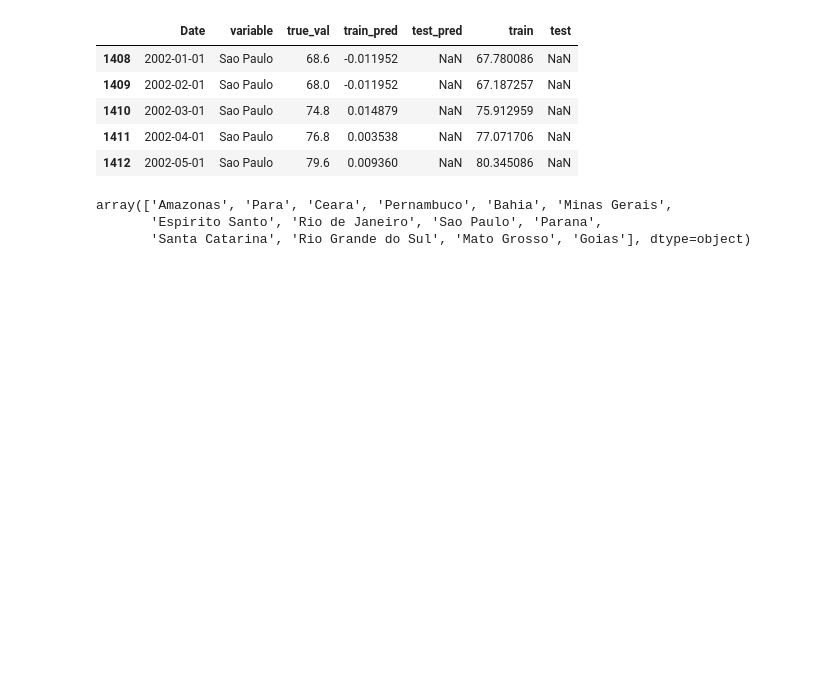
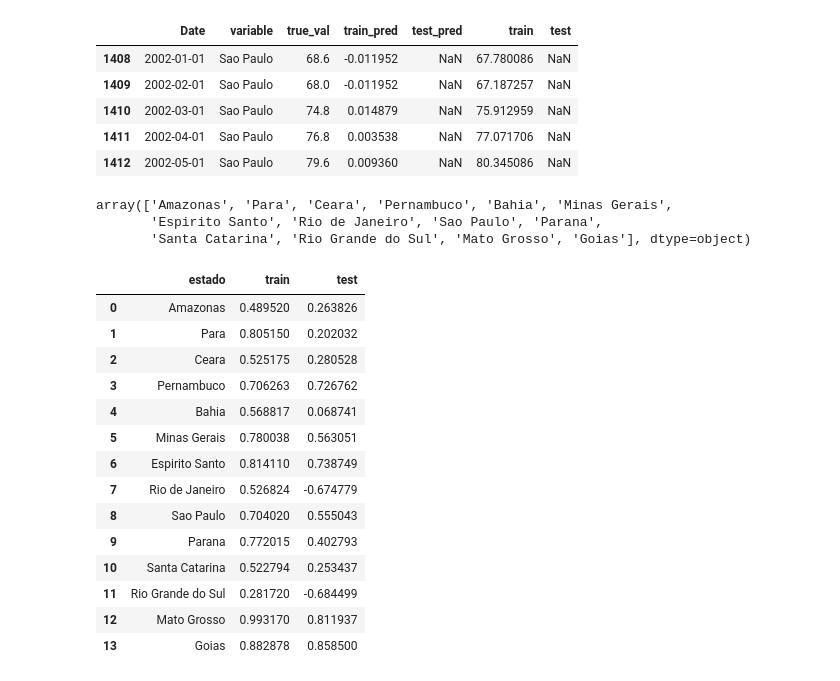
Before and after one commit to SandorTucakov/IBC_BR, a Jupyter notebook: PIN.ipynb, the cells around one changed output. Cells and saved outputs as stored; diff of their text form; code cells hidden in the pictures; blank space fills up the shorter version.

Commit message:
r2 table

```diff
--- a/PIN.ipynb
+++ b/PIN.ipynb
@@ -247,5 +247,34 @@ data.variable.unique()
 array(['Amazonas', 'Para', 'Ceara', 'Pernambuco', 'Bahia', 'Minas Gerais',
        'Espirito Santo', 'Rio de Janeiro', 'Sao Paulo', 'Parana',
        'Santa Catarina', 'Rio Grande do Sul', 'Mato Grosso', 'Goias'], dtype=object)
+# %%
+est = []
+tr = []
+te = []
+for e in final['variable'].unique():
+    f1 = (final['variable']==e) & (final['Date']<CUTOFF)
+    f2 = (final['variable']==e) & (final['Date']>=CUTOFF)
+
+    est.append(e)
+    tr.append(r2_score(final.ix[f1,'true_val'],final.ix[f1,'train']))
+    te.append(r2_score(final.ix[f2,'true_val'],final.ix[f2,'test']))
+
+pd.DataFrame({'estado':est, 'train':tr, 'test':te})[['estado', 'train', 'test']]
+# %% [output]
+|  | estado | train | test |
+| 0 | Amazonas | 0.489520 | 0.263826 |
+| 1 | Para | 0.805150 | 0.202032 |
+| 2 | Ceara | 0.525175 | 0.280528 |
+| 3 | Pernambuco | 0.706263 | 0.726762 |
+| 4 | Bahia | 0.568817 | 0.068741 |
+| 5 | Minas Gerais | 0.780038 | 0.563051 |
+| 6 | Espirito Santo | 0.814110 | 0.738749 |
+| 7 | Rio de Janeiro | 0.526824 | -0.674779 |
+| 8 | Sao Paulo | 0.704020 | 0.555043 |
+| 9 | Parana | 0.772015 | 0.402793 |
+| 10 | Santa Catarina | 0.522794 | 0.253437 |
+| 11 | Rio Grande do Sul | 0.281720 | -0.684499 |
+| 12 | Mato Grosso | 0.993170 | 0.811937 |
+| 13 | Goias | 0.882878 | 0.858500 |
 # %%
 # plot baseline and predictions
```
Also changed, not shown: parts of 1 cell of this notebook.
